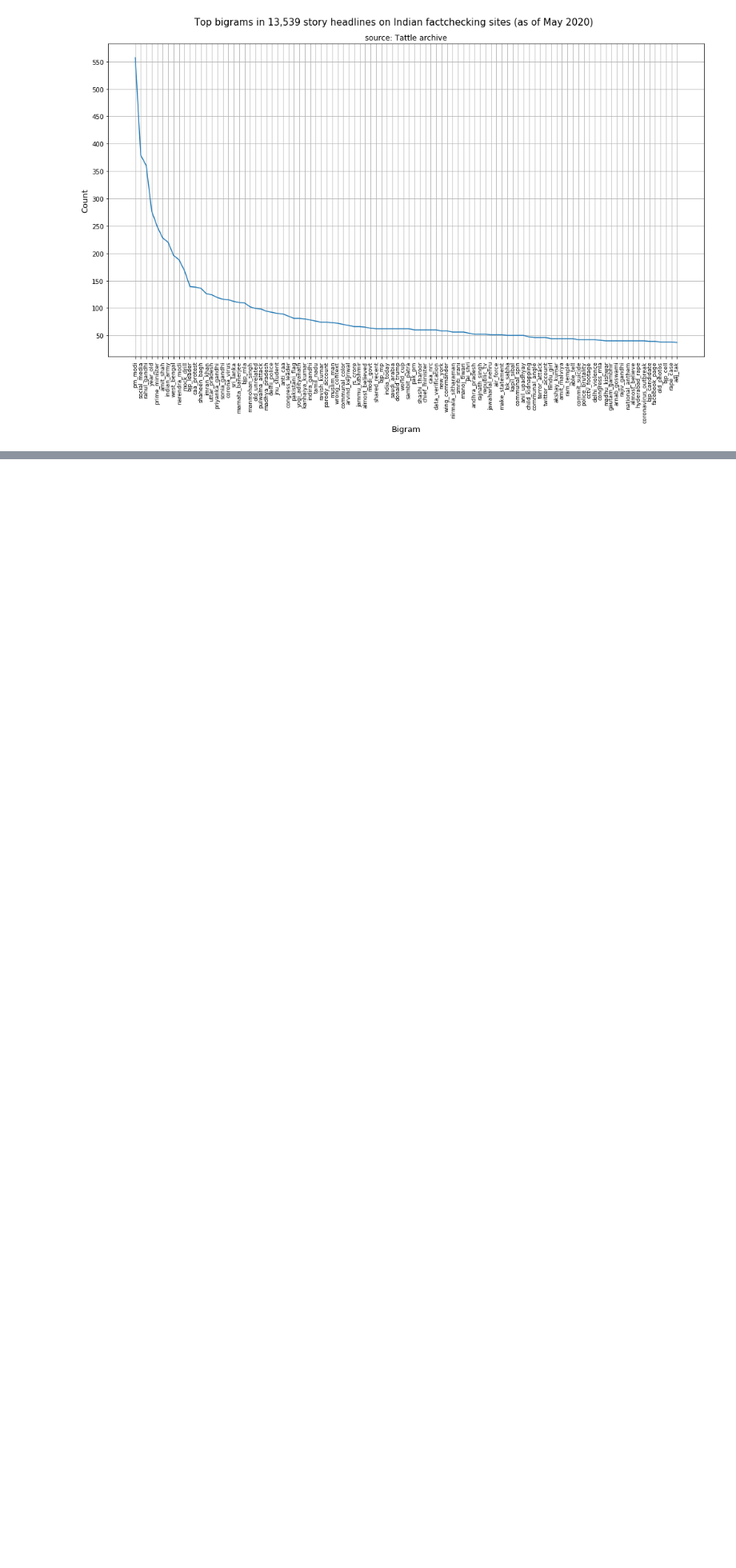
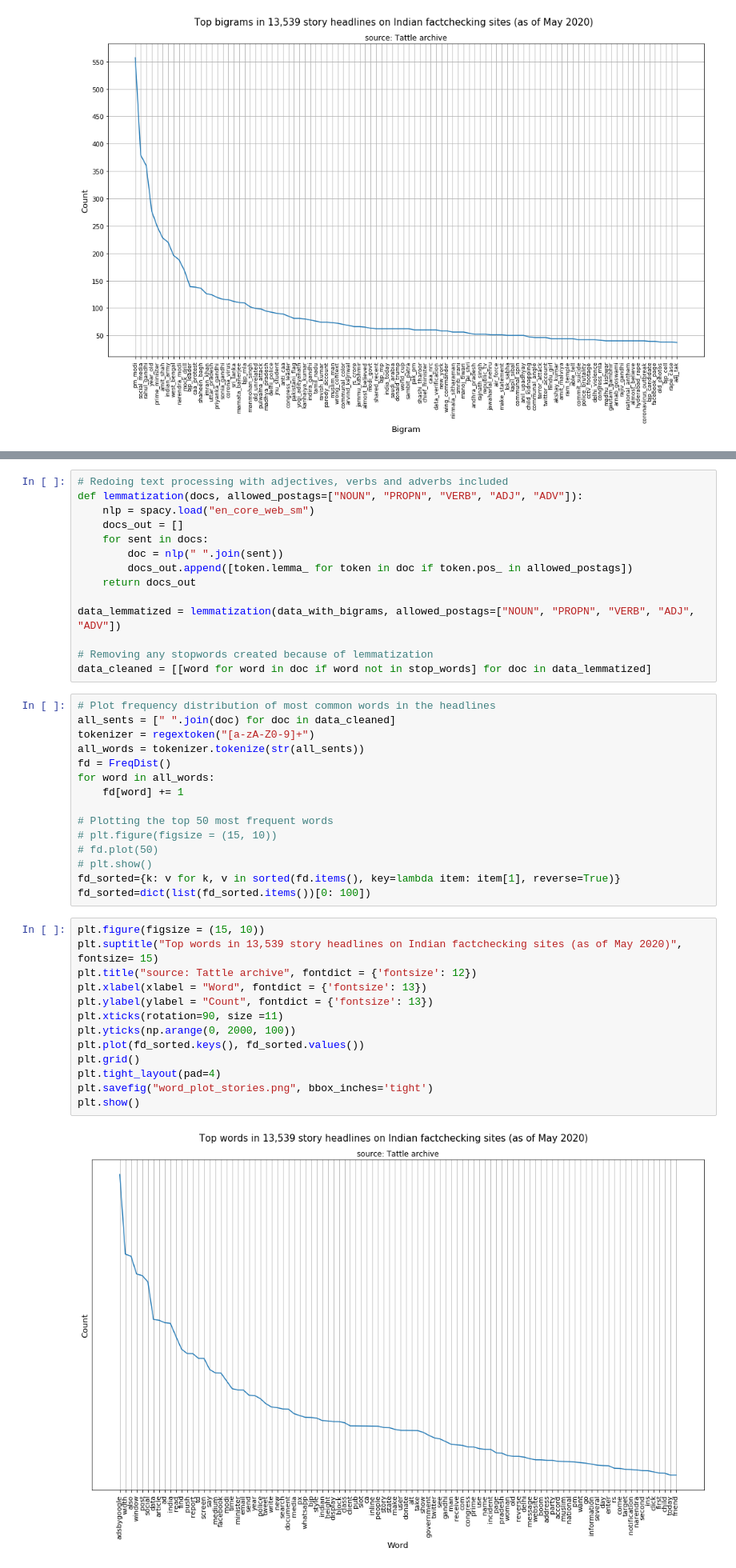
Before and after one commit to tattle-made/data-experiments, a Jupyter notebook: topic_modelling_factchecked_stories.ipynb, the cells around one changed output, grey strips where cells are left out. Shown at 80% size. Drawn from its saved outputs; the diff is of its cells as text; blank space fills up the shorter version.

```diff
--- a/topic_modelling_factchecked_stories.ipynb
+++ b/topic_modelling_factchecked_stories.ipynb
@@ -396,0 +638,44 @@ plt.show()
+# %%
+# Redoing text processing with adjectives, verbs and adverbs included
+def lemmatization(docs, allowed_postags=["NOUN", "PROPN", "VERB", "ADJ", "ADV"]):
+    nlp = spacy.load("en_core_web_sm")
+    docs_out = []
+    for sent in docs:
+        doc = nlp(" ".join(sent))
+        docs_out.append([token.lemma_ for token in doc if token.pos_ in allowed_postags])
+    return docs_out
+
+data_lemmatized = lemmatization(data_with_bigrams, allowed_postags=["NOUN", "PROPN", "VERB", "ADJ", "ADV"])
+
+# Removing any stopwords created because of lemmatization
+data_cleaned = [[word for word in doc if word not in stop_words] for doc in data_lemmatized]
+# %%
+# Plot frequency distribution of most common words in the headlines
+all_sents = [" ".join(doc) for doc in data_cleaned]
+tokenizer = regextoken("[a-zA-Z0-9]+")
+all_words = tokenizer.tokenize(str(all_sents))
+fd = FreqDist()
+for word in all_words:
+    fd[word] += 1
+
+# Plotting the top 50 most frequent words
+# plt.figure(figsize = (15, 10))
+# fd.plot(50)
+# plt.show()
+fd_sorted={k: v for k, v in sorted(fd.items(), key=lambda item: item[1], reverse=True)}
+fd_sorted=dict(list(fd_sorted.items())[0: 100])
+# %%
+plt.figure(figsize = (15, 10))
+plt.suptitle("Top words in 13,539 story headlines on Indian factchecking sites (as of May 2020)", fontsize= 15)
+plt.title("source: Tattle archive", fontdict = {'fontsize': 12})
+plt.xlabel(xlabel = "Word", fontdict = {'fontsize': 13})
+plt.ylabel(ylabel = "Count", fontdict = {'fontsize': 13})
+plt.xticks(rotation=90, size =11)
+plt.yticks(np.arange(0, 2000, 100))
+plt.plot(fd_sorted.keys(), fd_sorted.values())
+plt.grid()
+plt.tight_layout(pad=4)
+plt.savefig("word_plot_stories.png", bbox_inches='tight')
+plt.show()
+# %% [output]
+[figure, added]
```
Also changed, not shown: parts of 57 cells of this notebook, 1 other file.
